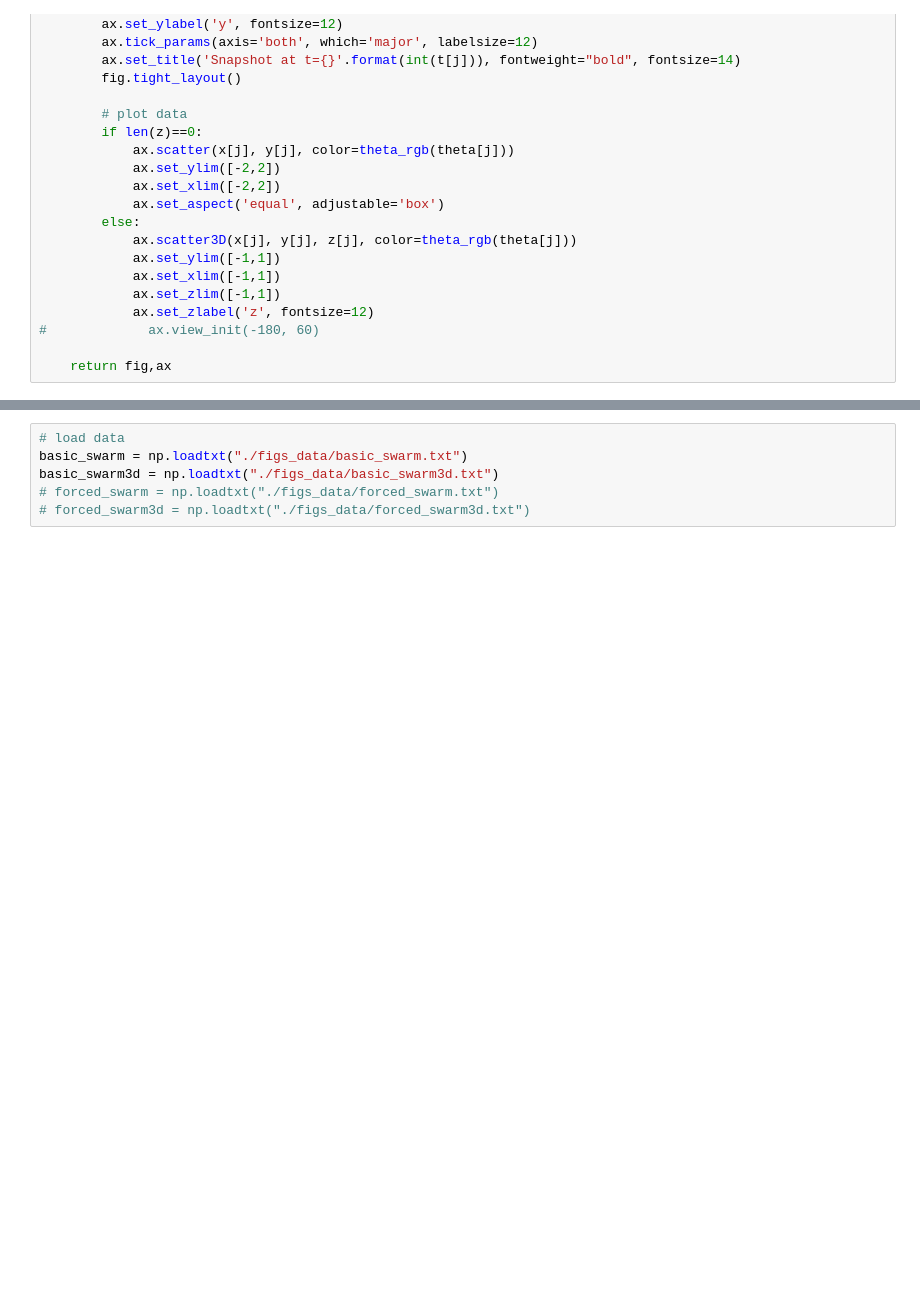
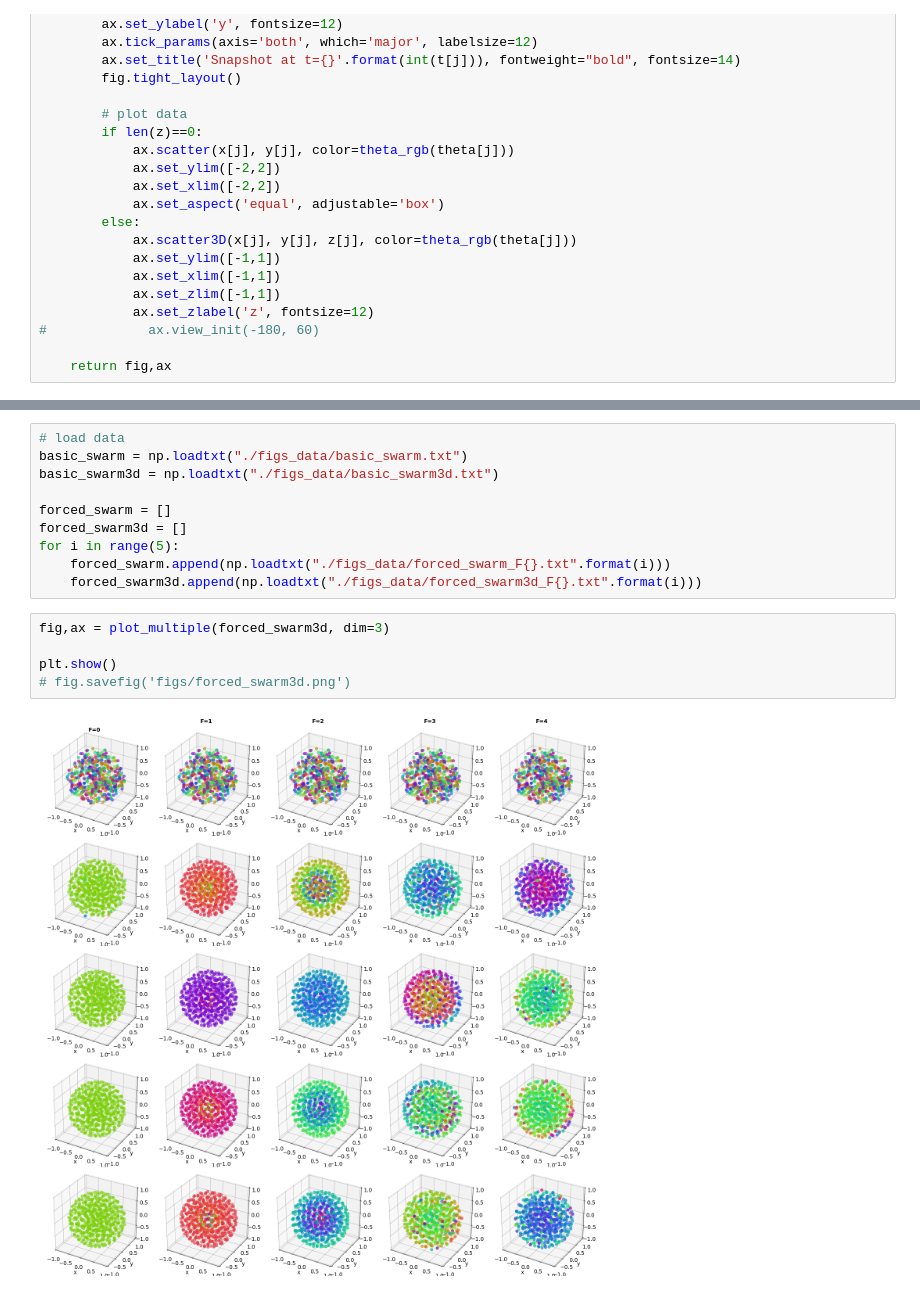
Before and after one commit to jscuds/am225_swarmalators, a Jupyter notebook: Figures.ipynb, the cells around one changed output, grey strips where cells are left out. Saved outputs shown, nothing was run; the diff lists cells and outputs as text; blank space fills up the shorter version.

```diff
--- a/Figures.ipynb
+++ b/Figures.ipynb
@@ -84,7 +135,18 @@ def plot(t,x,y,z,theta,title):
 # load data
 basic_swarm = np.loadtxt("./figs_data/basic_swarm.txt")
 basic_swarm3d = np.loadtxt("./figs_data/basic_swarm3d.txt")
-# forced_swarm = np.loadtxt("./figs_data/forced_swarm.txt")
-# forced_swarm3d = np.loadtxt("./figs_data/forced_swarm3d.txt")
+
+forced_swarm = []
+forced_swarm3d = []
+for i in range(5):
+    forced_swarm.append(np.loadtxt("./figs_data/forced_swarm_F{}.txt".format(i)))
+    forced_swarm3d.append(np.loadtxt("./figs_data/forced_swarm3d_F{}.txt".format(i)))
+# %%
+fig,ax = plot_multiple(forced_swarm3d, dim=3)
+
+plt.show()
+# fig.savefig('figs/forced_swarm3d.png')
+# %% [output]
+[figure, added]
 # %%
 # process data into separate arrays
```
Also changed, not shown: parts of 18 cells of this notebook, 3 other files.
